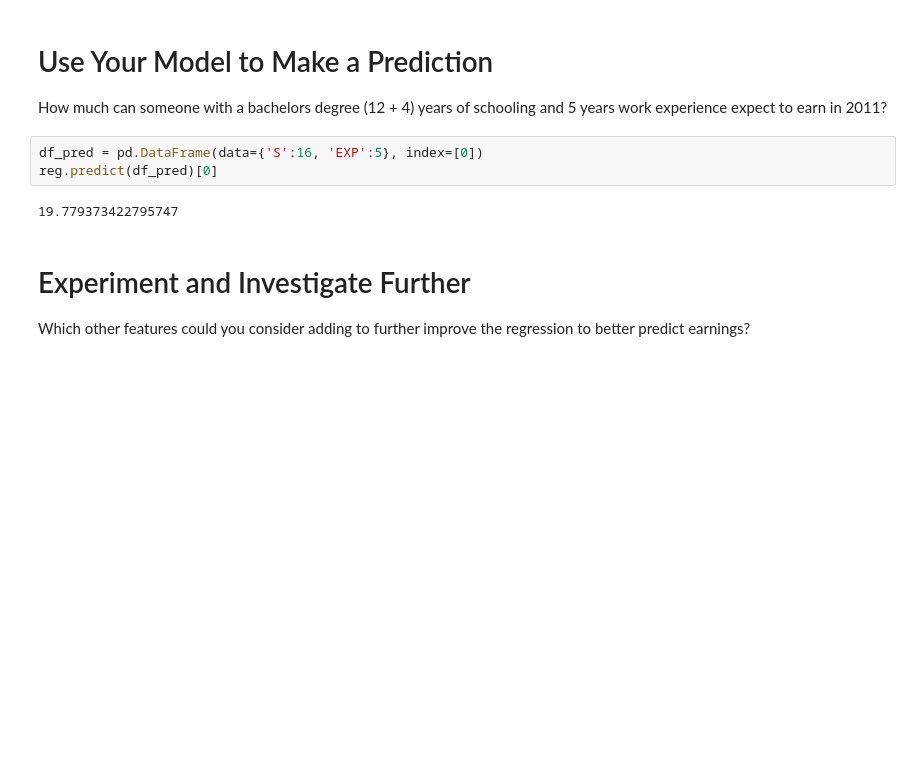
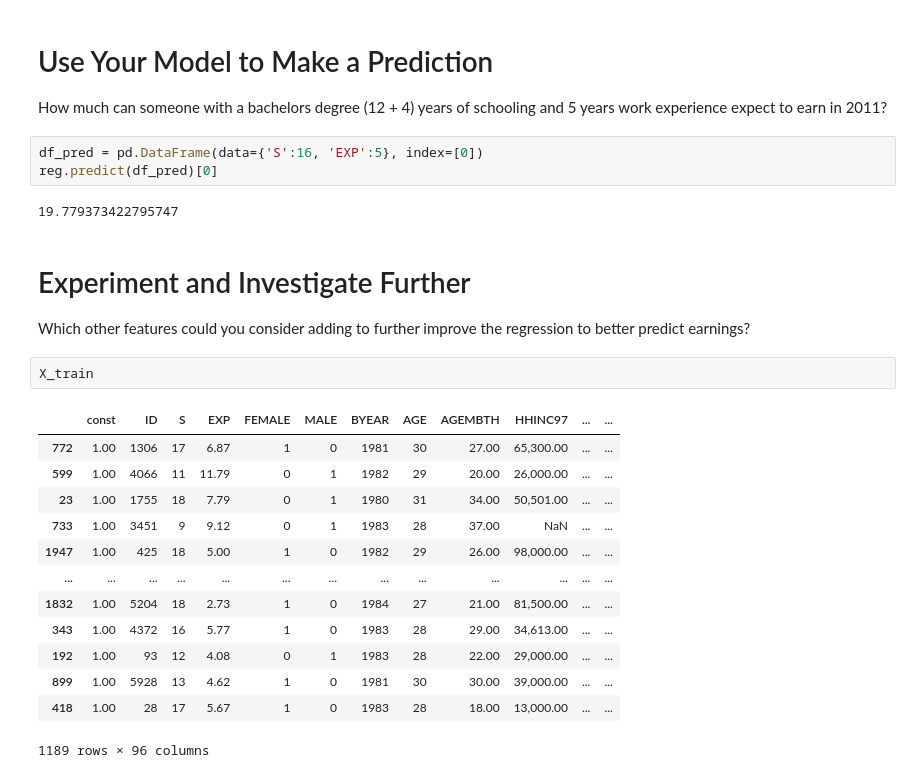
Before and after one commit to tomweinandy/100DaysOfCode, a Jupyter notebook: Projects/Day100/Determinants_of_Earnings.ipynb, the cells around one changed output. Saved outputs shown, nothing was run; the diff lists cells and outputs as text; blank space fills up the shorter version.

```diff
--- a/Projects/Day100/Determinants_of_Earnings.ipynb
+++ b/Projects/Day100/Determinants_of_Earnings.ipynb
@@ -349,3 +360,19 @@ reg.predict(df_pred)[0]
 # Experiment and Investigate Further
 
 Which other features could you consider adding to further improve the regression to better predict earnings?
+# %%
+X_train
+# %% [output]
+|  | const | ID | S | EXP | FEMALE | MALE | BYEAR | AGE | AGEMBTH | HHINC97 | ... | ... |
+| 772 | 1.00 | 1306 | 17 | 6.87 | 1 | 0 | 1981 | 30 | 27.00 | 65,300.00 | ... | ... |
+| 599 | 1.00 | 4066 | 11 | 11.79 | 0 | 1 | 1982 | 29 | 20.00 | 26,000.00 | ... | ... |
+| 23 | 1.00 | 1755 | 18 | 7.79 | 0 | 1 | 1980 | 31 | 34.00 | 50,501.00 | ... | ... |
+| 733 | 1.00 | 3451 | 9 | 9.12 | 0 | 1 | 1983 | 28 | 37.00 | NaN | ... | ... |
+| 1947 | 1.00 | 425 | 18 | 5.00 | 1 | 0 | 1982 | 29 | 26.00 | 98,000.00 | ... | ... |
+| ... | ... | ... | ... | ... | ... | ... | ... | ... | ... | ... | ... | ... |
+| 1832 | 1.00 | 5204 | 18 | 2.73 | 1 | 0 | 1984 | 27 | 21.00 | 81,500.00 | ... | ... |
+| 343 | 1.00 | 4372 | 16 | 5.77 | 1 | 0 | 1983 | 28 | 29.00 | 34,613.00 | ... | ... |
+| 192 | 1.00 | 93 | 12 | 4.08 | 0 | 1 | 1983 | 28 | 22.00 | 29,000.00 | ... | ... |
+| 899 | 1.00 | 5928 | 13 | 4.62 | 1 | 0 | 1981 | 30 | 30.00 | 39,000.00 | ... | ... |
+| 418 | 1.00 | 28 | 17 | 5.67 | 1 | 0 | 1983 | 28 | 18.00 | 13,000.00 | ... | ... |
+1189 rows × 96 columns
```
Also changed, not shown: parts of 8 cells of this notebook.
